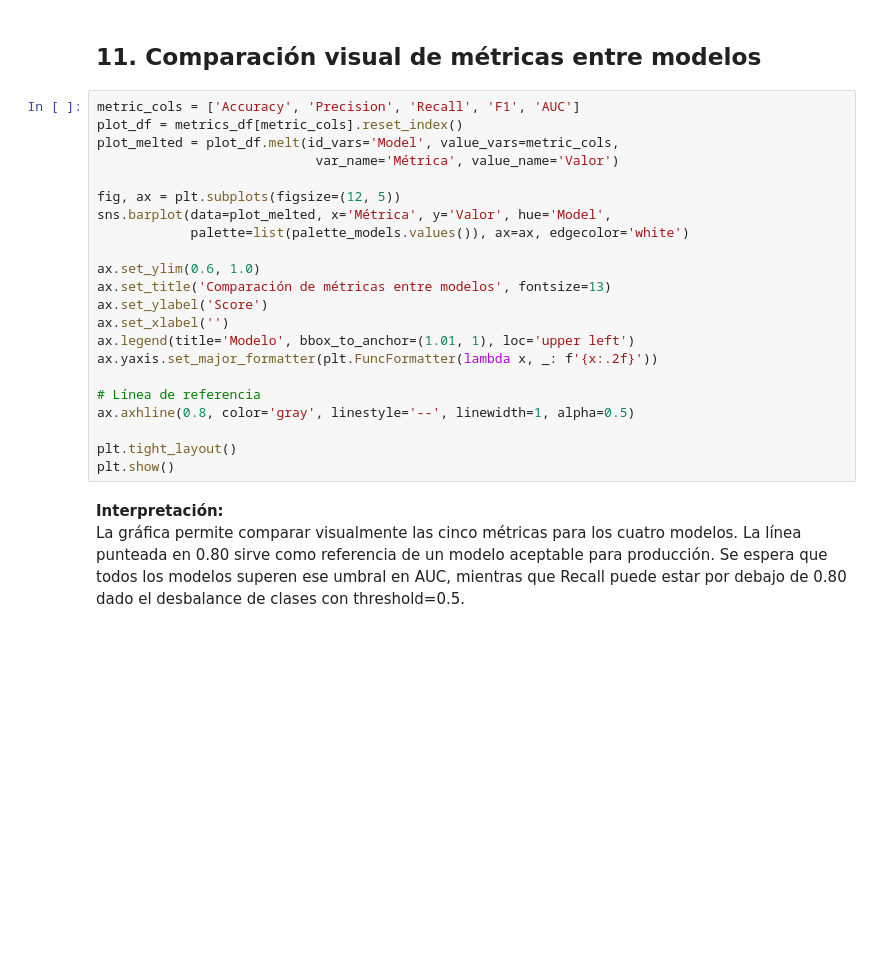
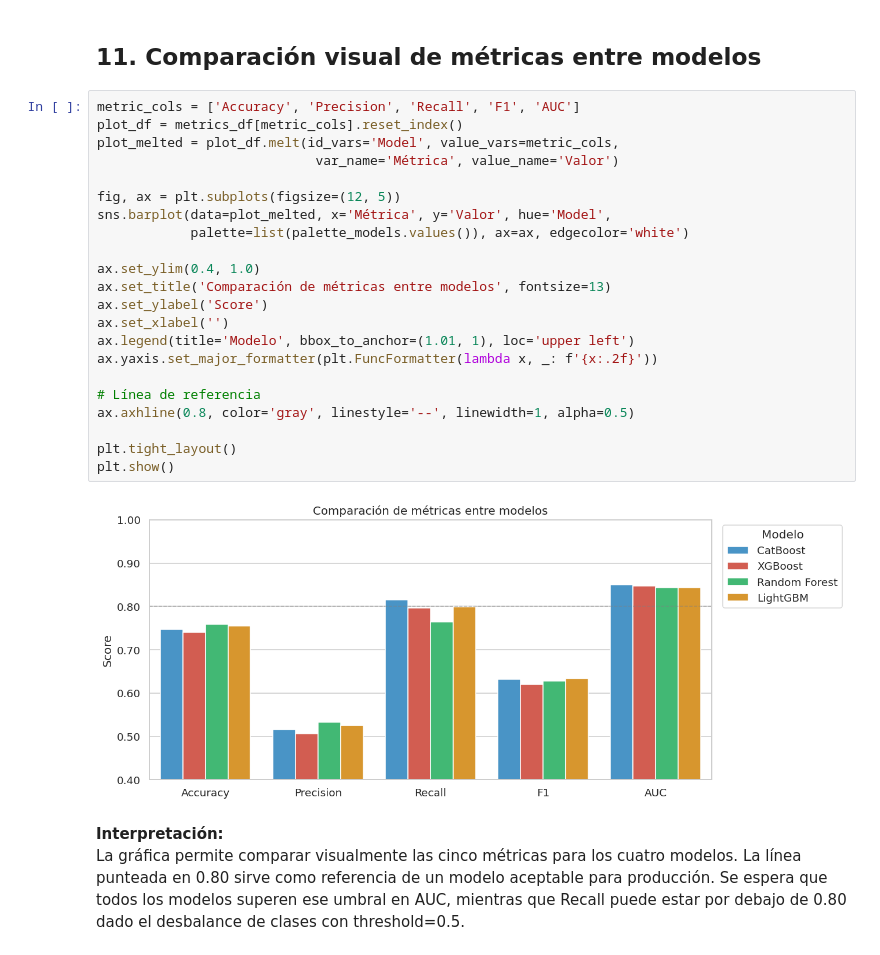
Before and after one commit to luencaro/churn-mlops, a Jupyter notebook: Notebooks/Notebook2_Models.ipynb, the cells around one changed output. Saved outputs shown, nothing was run; the diff lists cells and outputs as text; blank space fills up the shorter version.

```diff
--- a/Notebooks/Notebook2_Models.ipynb
+++ b/Notebooks/Notebook2_Models.ipynb
@@ -447,25 +507,27 @@ Variables como `gender` deberían aparecer con importancia baja o nula, confirma
 # %%
 metric_cols = ['Accuracy', 'Precision', 'Recall', 'F1', 'AUC']
 plot_df = metrics_df[metric_cols].reset_index()
 plot_melted = plot_df.melt(id_vars='Model', value_vars=metric_cols,
                             var_name='Métrica', value_name='Valor')
 
 fig, ax = plt.subplots(figsize=(12, 5))
 sns.barplot(data=plot_melted, x='Métrica', y='Valor', hue='Model',
             palette=list(palette_models.values()), ax=ax, edgecolor='white')
 
-ax.set_ylim(0.6, 1.0)
+ax.set_ylim(0.4, 1.0)
 ax.set_title('Comparación de métricas entre modelos', fontsize=13)
 ax.set_ylabel('Score')
 ax.set_xlabel('')
 ax.legend(title='Modelo', bbox_to_anchor=(1.01, 1), loc='upper left')
 ax.yaxis.set_major_formatter(plt.FuncFormatter(lambda x, _: f'{x:.2f}'))
 
 # Línea de referencia
 ax.axhline(0.8, color='gray', linestyle='--', linewidth=1, alpha=0.5)
 
 plt.tight_layout()
 plt.show()
+# %% [output]
+[figure, added]
 # %% [markdown]
 **Interpretación:**
 La gráfica permite comparar visualmente las cinco métricas para los cuatro modelos. La línea punteada en 0.80 sirve como referencia de un modelo aceptable para producción. Se espera que todos los modelos superen ese umbral en AUC, mientras que Recall puede estar por debajo de 0.80 dado el desbalance de clases con threshold=0.5.
```
Also changed, not shown: parts of 21 cells of this notebook, 11 other files.
